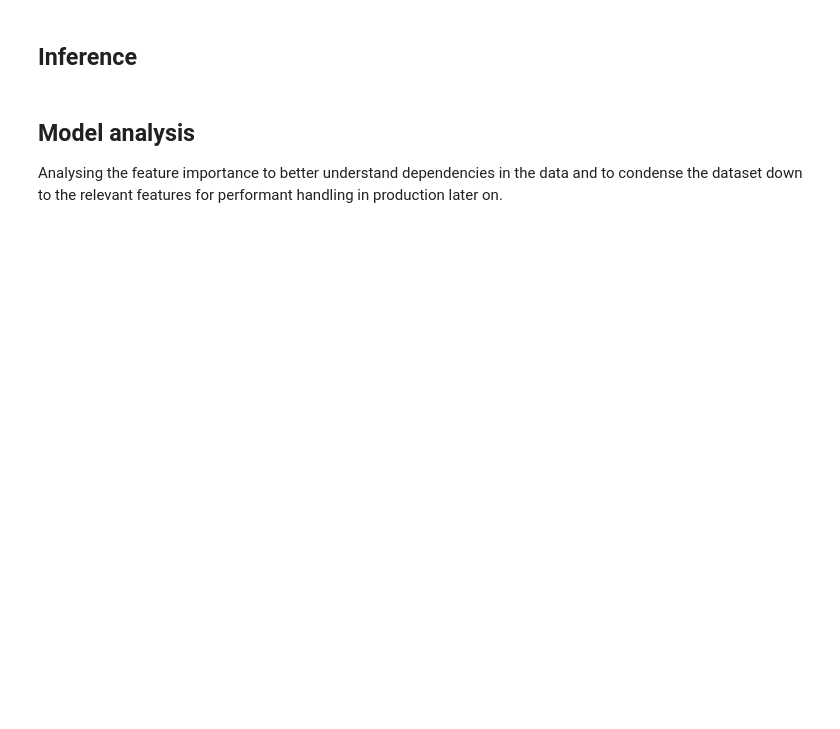
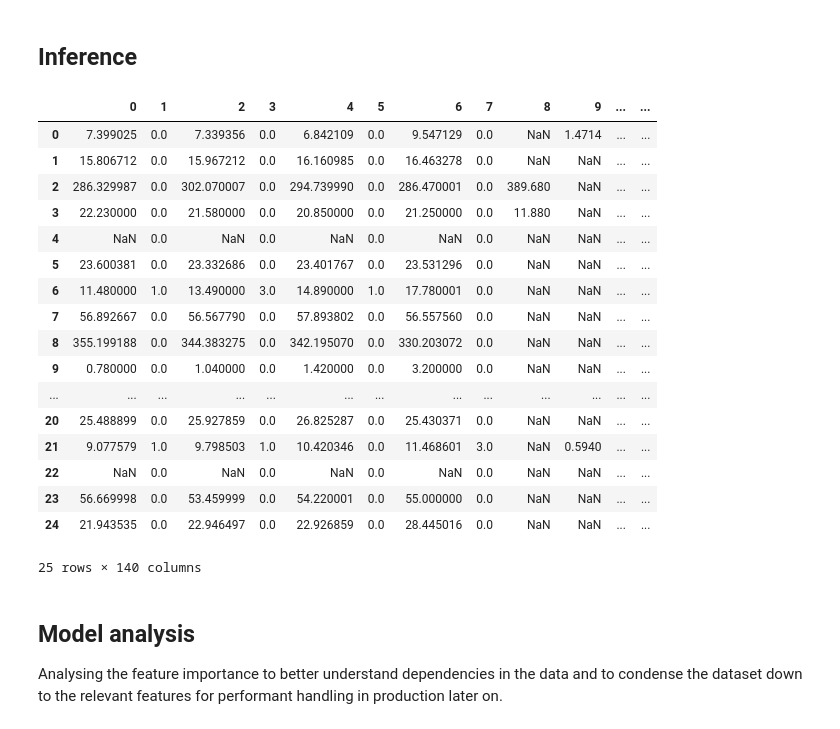
Before and after one commit to adavidho/Stonkscast, a Jupyter notebook: modelling/training.ipynb, the cells around one changed output. Saved outputs shown, nothing was run; the diff lists cells and outputs as text; code cells hidden in the pictures; blank space fills up the shorter version.

```diff
--- a/modelling/training.ipynb
+++ b/modelling/training.ipynb
@@ -142,5 +144,30 @@ model = xgb.train(best_params, dtrain, 10, evallist, evals_result=evals_result)
 # %% [markdown]
 ## Inference
+# %%
+
+prediction_results_df = pd.DataFrame(X_test)
+prediction_results_df["label"] = list(y_test)
+prediction_results_df["prediction"] = model.predict(dtest)
+prediction_results_df.head(30)
+# %% [output]
+|  | 0 | 1 | 2 | 3 | 4 | 5 | 6 | 7 | 8 | 9 | ... | ... |
+| 0 | 7.399025 | 0.0 | 7.339356 | 0.0 | 6.842109 | 0.0 | 9.547129 | 0.0 | NaN | 1.4714 | ... | ... |
+| 1 | 15.806712 | 0.0 | 15.967212 | 0.0 | 16.160985 | 0.0 | 16.463278 | 0.0 | NaN | NaN | ... | ... |
+| 2 | 286.329987 | 0.0 | 302.070007 | 0.0 | 294.739990 | 0.0 | 286.470001 | 0.0 | 389.680 | NaN | ... | ... |
+| 3 | 22.230000 | 0.0 | 21.580000 | 0.0 | 20.850000 | 0.0 | 21.250000 | 0.0 | 11.880 | NaN | ... | ... |
+| 4 | NaN | 0.0 | NaN | 0.0 | NaN | 0.0 | NaN | 0.0 | NaN | NaN | ... | ... |
+| 5 | 23.600381 | 0.0 | 23.332686 | 0.0 | 23.401767 | 0.0 | 23.531296 | 0.0 | NaN | NaN | ... | ... |
+| 6 | 11.480000 | 1.0 | 13.490000 | 3.0 | 14.890000 | 1.0 | 17.780001 | 0.0 | NaN | NaN | ... | ... |
+| 7 | 56.892667 | 0.0 | 56.567790 | 0.0 | 57.893802 | 0.0 | 56.557560 | 0.0 | NaN | NaN | ... | ... |
+| 8 | 355.199188 | 0.0 | 344.383275 | 0.0 | 342.195070 | 0.0 | 330.203072 | 0.0 | NaN | NaN | ... | ... |
+| 9 | 0.780000 | 0.0 | 1.040000 | 0.0 | 1.420000 | 0.0 | 3.200000 | 0.0 | NaN | NaN | ... | ... |
+| ... | ... | ... | ... | ... | ... | ... | ... | ... | ... | ... | ... | ... |
+| 20 | 25.488899 | 0.0 | 25.927859 | 0.0 | 26.825287 | 0.0 | 25.430371 | 0.0 | NaN | NaN | ... | ... |
+| 21 | 9.077579 | 1.0 | 9.798503 | 1.0 | 10.420346 | 0.0 | 11.468601 | 3.0 | NaN | 0.5940 | ... | ... |
+| 22 | NaN | 0.0 | NaN | 0.0 | NaN | 0.0 | NaN | 0.0 | NaN | NaN | ... | ... |
+| 23 | 56.669998 | 0.0 | 53.459999 | 0.0 | 54.220001 | 0.0 | 55.000000 | 0.0 | NaN | NaN | ... | ... |
+| 24 | 21.943535 | 0.0 | 22.946497 | 0.0 | 22.926859 | 0.0 | 28.445016 | 0.0 | NaN | NaN | ... | ... |
+25 rows × 140 columns
 # %% [markdown]
 ## Model analysis
 Analysing the feature importance to better understand dependencies in the data and to condense the dataset down to the relevant features for performant handling in production later on.
```
Also changed, not shown: parts of 5 cells of this notebook.
